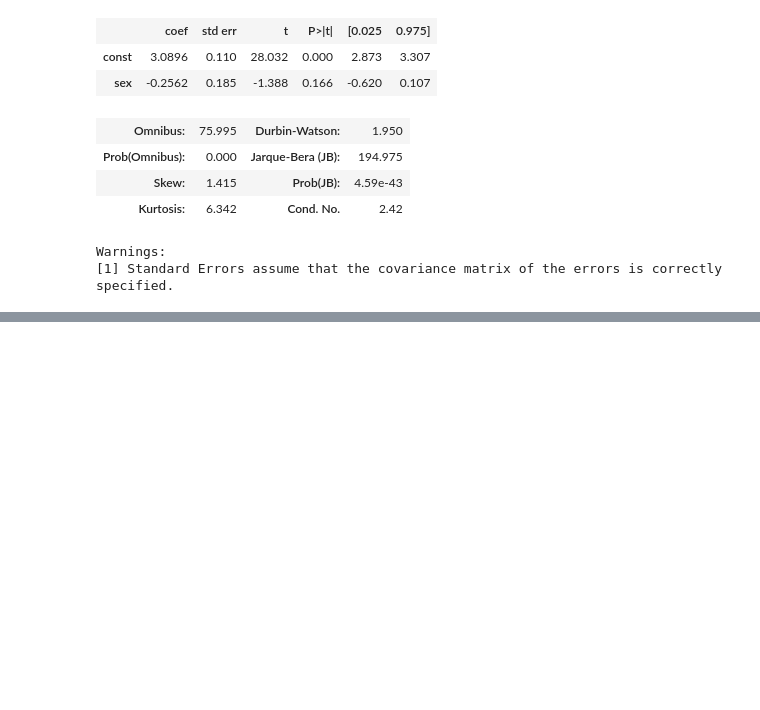
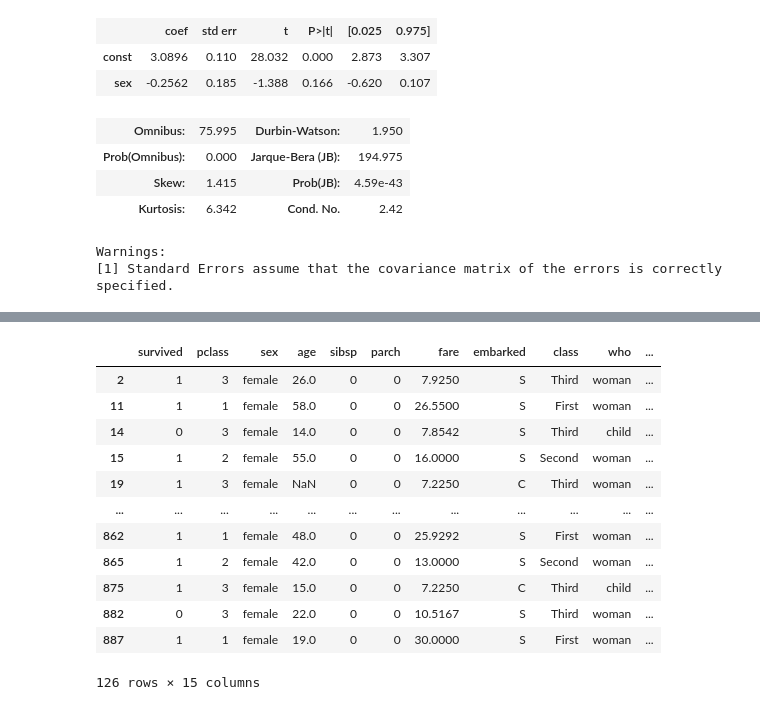
Before and after one commit to chi-hun/pandas-note, a Jupyter notebook: pandas_note.ipynb, the cells around one changed output, grey strips where cells are left out. Cells and saved outputs as stored; diff of their text form; code cells hidden in the pictures; blank space fills up the shorter version.

```diff
--- a/pandas_note.ipynb
+++ b/pandas_note.ipynb
@@ -248,0 +258,19 @@ tip.sort_values(by= ['total_bill','tip'],ascending=False)
+# %%
+import seaborn as sns
+import scipy as sp
+titanic = sns.load_dataset('titanic')
+titanic.loc[(titanic['sex'] == 'female') & (titanic['alone'] == True)]
+# %% [output]
+|  | survived | pclass | sex | age | sibsp | parch | fare | embarked | class | who | ... |
+| 2 | 1 | 3 | female | 26.0 | 0 | 0 | 7.9250 | S | Third | woman | ... |
+| 11 | 1 | 1 | female | 58.0 | 0 | 0 | 26.5500 | S | First | woman | ... |
+| 14 | 0 | 3 | female | 14.0 | 0 | 0 | 7.8542 | S | Third | child | ... |
+| 15 | 1 | 2 | female | 55.0 | 0 | 0 | 16.0000 | S | Second | woman | ... |
+| 19 | 1 | 3 | female | NaN | 0 | 0 | 7.2250 | C | Third | woman | ... |
+| ... | ... | ... | ... | ... | ... | ... | ... | ... | ... | ... | ... |
+| 862 | 1 | 1 | female | 48.0 | 0 | 0 | 25.9292 | S | First | woman | ... |
+| 865 | 1 | 2 | female | 42.0 | 0 | 0 | 13.0000 | S | Second | woman | ... |
+| 875 | 1 | 3 | female | 15.0 | 0 | 0 | 7.2250 | C | Third | child | ... |
+| 882 | 0 | 3 | female | 22.0 | 0 | 0 | 10.5167 | S | Third | woman | ... |
+| 887 | 1 | 1 | female | 19.0 | 0 | 0 | 30.0000 | S | First | woman | ... |
+126 rows × 15 columns
```
Also changed, not shown: parts of 9 cells of this notebook.
